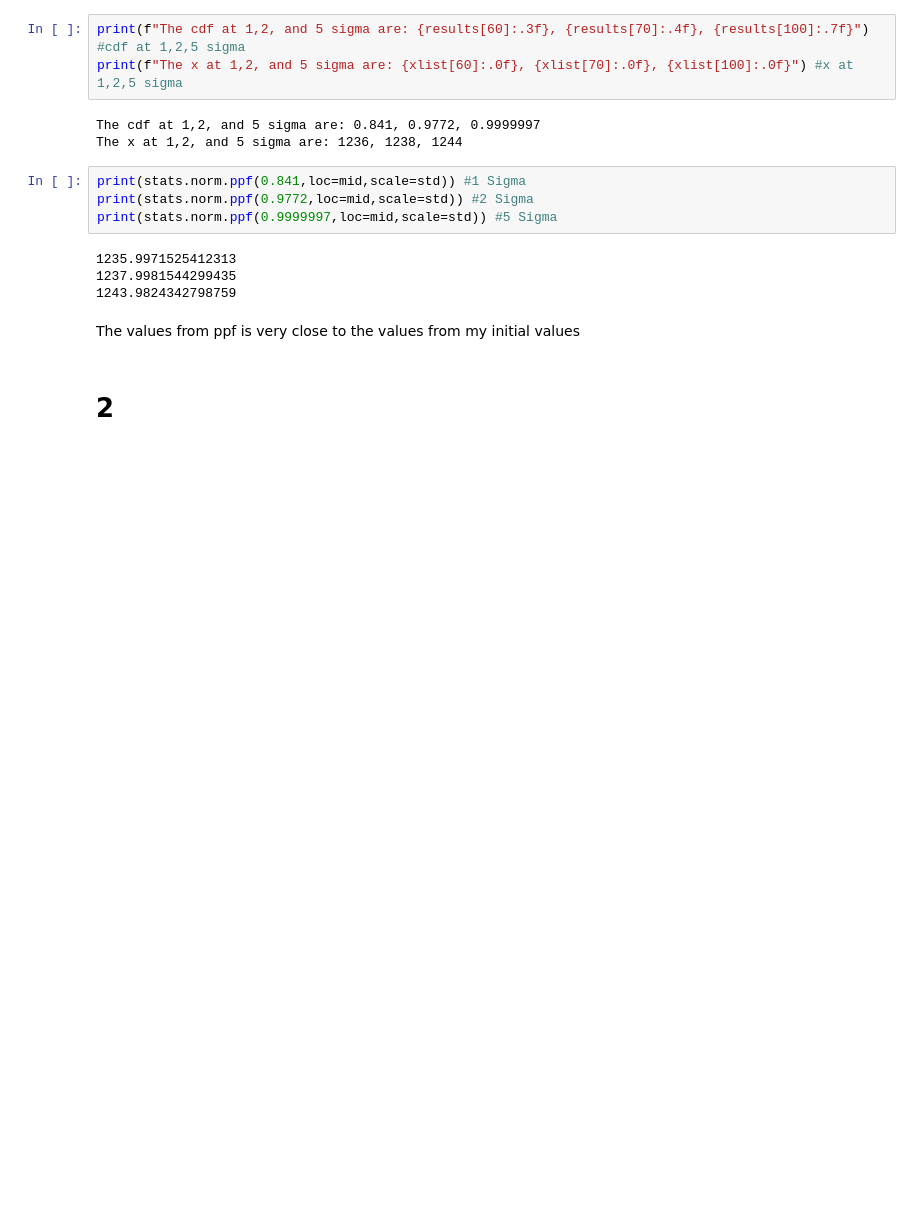
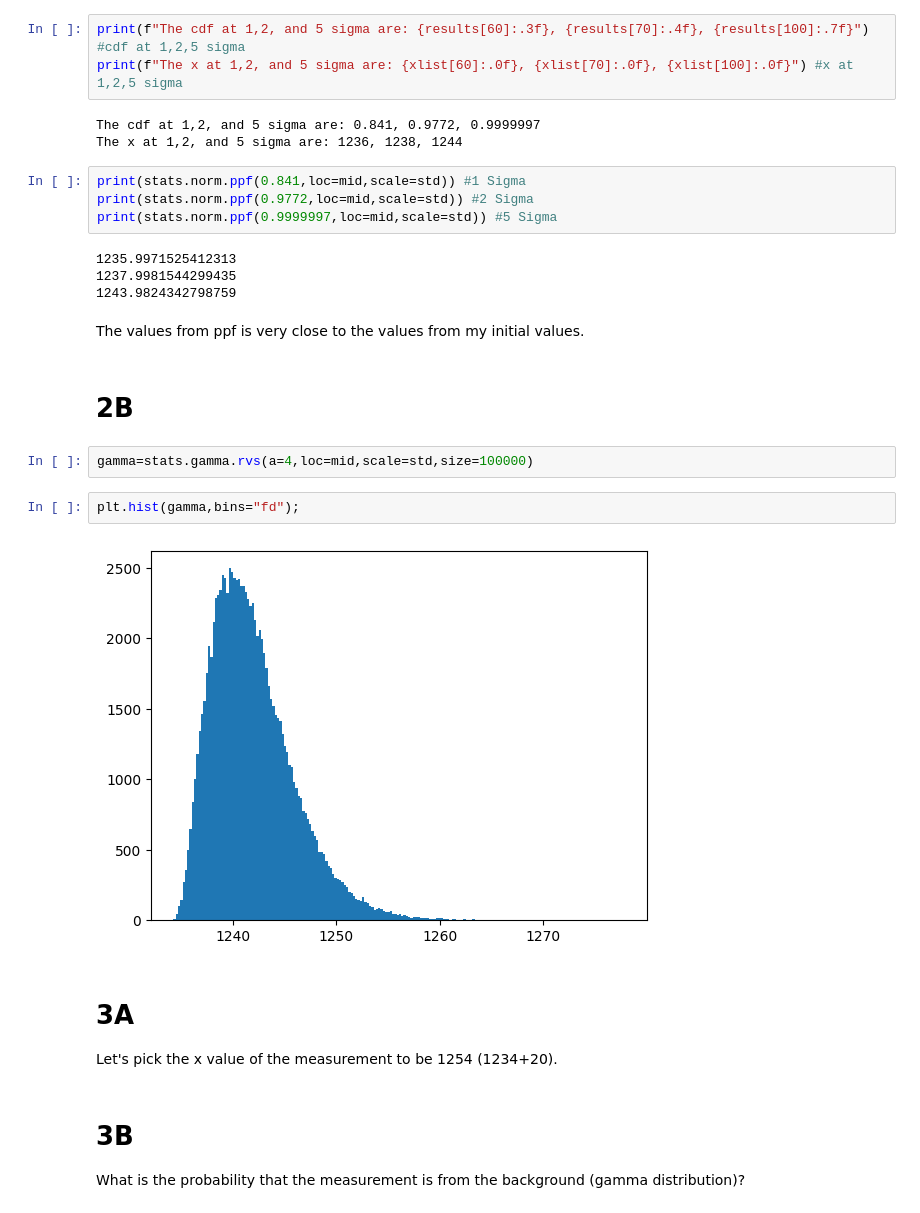
Before and after one commit to Tata-Lim/PHYS-434-Lab, a Jupyter notebook: LAB1.ipynb, the cells around one changed output. Saved outputs shown, nothing was run; the diff lists cells and outputs as text; blank space fills up the shorter version.

```diff
--- a/LAB1.ipynb
+++ b/LAB1.ipynb
@@ -39,6 +37,18 @@ print(stats.norm.ppf(0.9999997,loc=mid,scale=std)) #5 Sigma
 1237.9981544299435
 1243.9824342798759
 # %% [markdown]
-The values from ppf is very close to the values from my initial values
+The values from ppf is very close to the values from my initial values.
 # %% [markdown]
-# 2
+# 2B
+# %%
+gamma=stats.gamma.rvs(a=4,loc=mid,scale=std,size=100000)
+# %%
+plt.hist(gamma,bins="fd");
+# %% [output]
+[figure, added]
+# %% [markdown]
+# 3A
+Let's pick the x value of the measurement to be 1254 (1234+20).
+# %% [markdown]
+# 3B
+What is the probability that the measurement is from the background (gamma distribution)?
```
Also changed, not shown: parts of 10 cells of this notebook.
